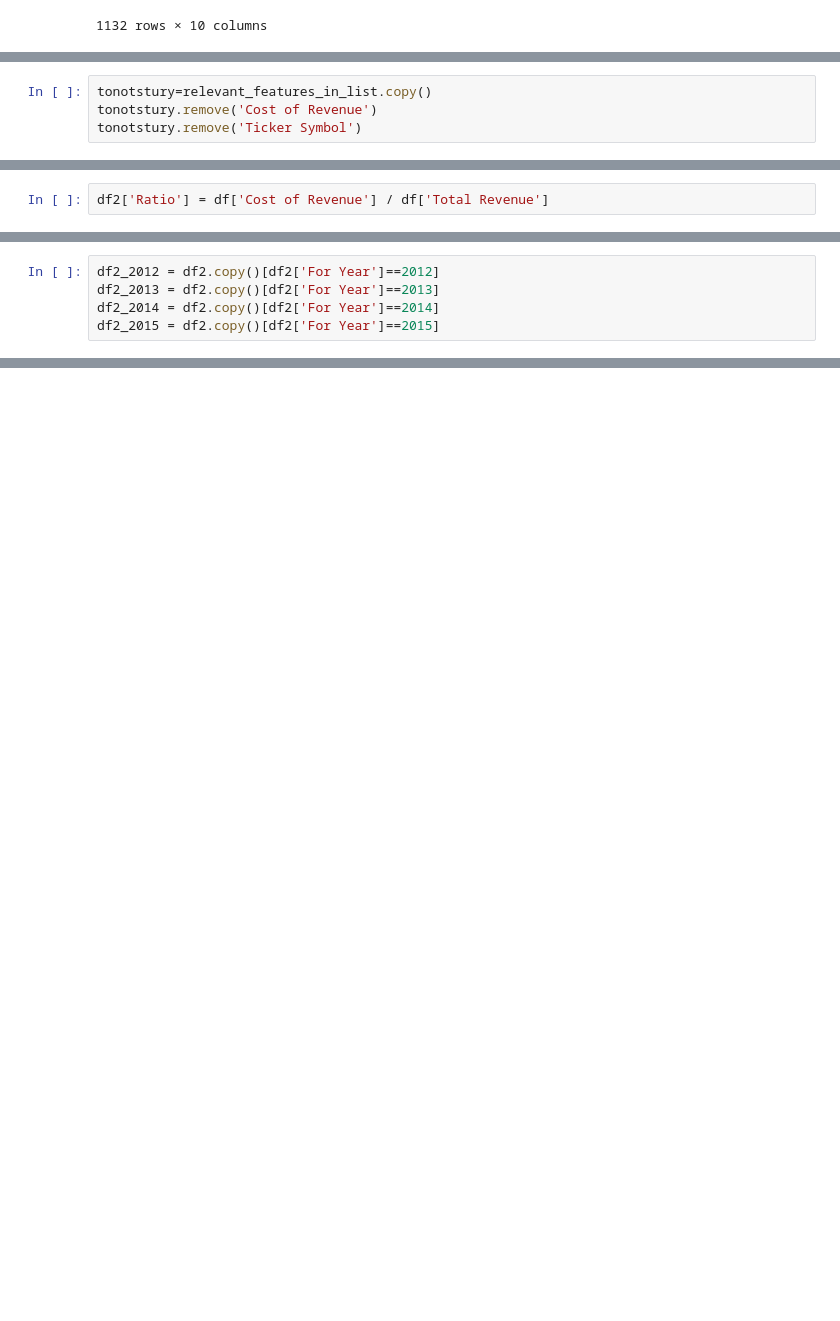
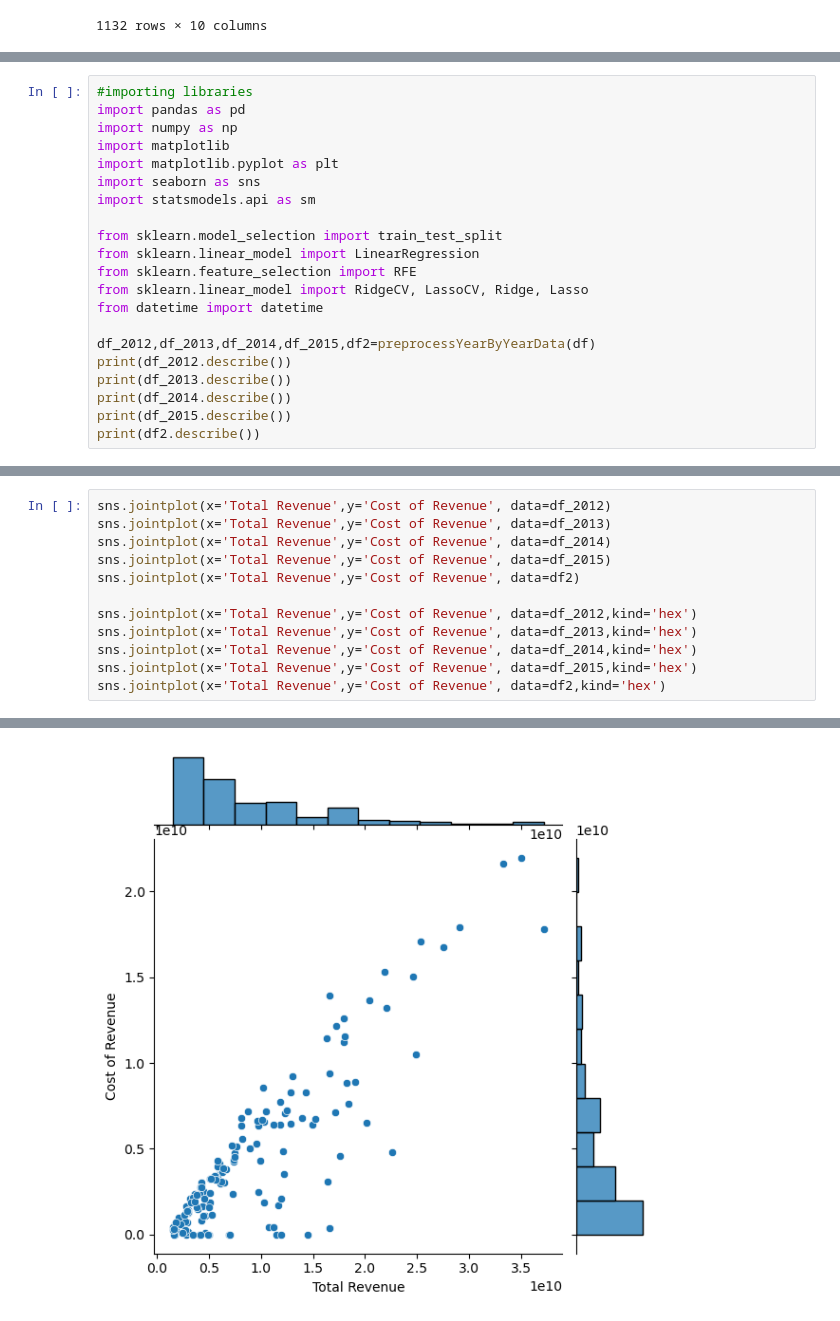
Before and after one commit to ubco-W2022T1-cosc301/project-group37, a Jupyter notebook: notebooks/analysis3.ipynb, the cells around one changed output, grey strips where cells are left out. Drawn from its saved outputs; the diff is of its cells as text; blank space fills up the shorter version.

```diff
--- a/notebooks/analysis3.ipynb
+++ b/notebooks/analysis3.ipynb
@@ -456,4 +26,0 @@ for a in relevant_features_in_list:
-# %%
-tonotstury=relevant_features_in_list.copy()
-tonotstury.remove('Cost of Revenue')
-tonotstury.remove('Ticker Symbol')
@@ -487,2 +26,0 @@ df2
-# %%
-df2['Ratio'] = df['Cost of Revenue'] / df['Total Revenue']
@@ -547,5 +26,0 @@ df2.plot(kind='scatter', x='For Year', y='Ratio')
-# %%
-df2_2012 = df2.copy()[df2['For Year']==2012]
-df2_2013 = df2.copy()[df2['For Year']==2013]
-df2_2014 = df2.copy()[df2['For Year']==2014]
-df2_2015 = df2.copy()[df2['For Year']==2015]
@@ -562,0 +71,21 @@ df2_2015.plot(kind='scatter', x='Total Revenue', y='Ratio')
+# %%
+#importing libraries
+import pandas as pd
+import numpy as np
+import matplotlib
+import matplotlib.pyplot as plt
+import seaborn as sns
+import statsmodels.api as sm
+
+from sklearn.model_selection import train_test_split
+from sklearn.linear_model import LinearRegression
+from sklearn.feature_selection import RFE
+from sklearn.linear_model import RidgeCV, LassoCV, Ridge, Lasso
+from datetime import datetime
+
+df_2012,df_2013,df_2014,df_2015,df2=preprocessYearByYearData(df)
+print(df_2012.describe())
+print(df_2013.describe())
+print(df_2014.describe())
+print(df_2015.describe())
+print(df2.describe())
@@ -562,0 +151,13 @@ df2_2015.plot(kind='scatter', x='Total Revenue', y='Ratio')
+# %%
+sns.jointplot(x='Total Revenue',y='Cost of Revenue', data=df_2012)
+sns.jointplot(x='Total Revenue',y='Cost of Revenue', data=df_2013)
+sns.jointplot(x='Total Revenue',y='Cost of Revenue', data=df_2014)
+sns.jointplot(x='Total Revenue',y='Cost of Revenue', data=df_2015)
+sns.jointplot(x='Total Revenue',y='Cost of Revenue', data=df2)
+
+sns.jointplot(x='Total Revenue',y='Cost of Revenue', data=df_2012,kind='hex')
+sns.jointplot(x='Total Revenue',y='Cost of Revenue', data=df_2013,kind='hex')
+sns.jointplot(x='Total Revenue',y='Cost of Revenue', data=df_2014,kind='hex')
+sns.jointplot(x='Total Revenue',y='Cost of Revenue', data=df_2015,kind='hex')
+sns.jointplot(x='Total Revenue',y='Cost of Revenue', data=df2,kind='hex')
+# %% [output]
@@ -562,0 +165 @@ df2_2015.plot(kind='scatter', x='Total Revenue', y='Ratio')
+[figure, added]
```
Also changed, not shown: parts of 98 cells of this notebook, 3 other files.
